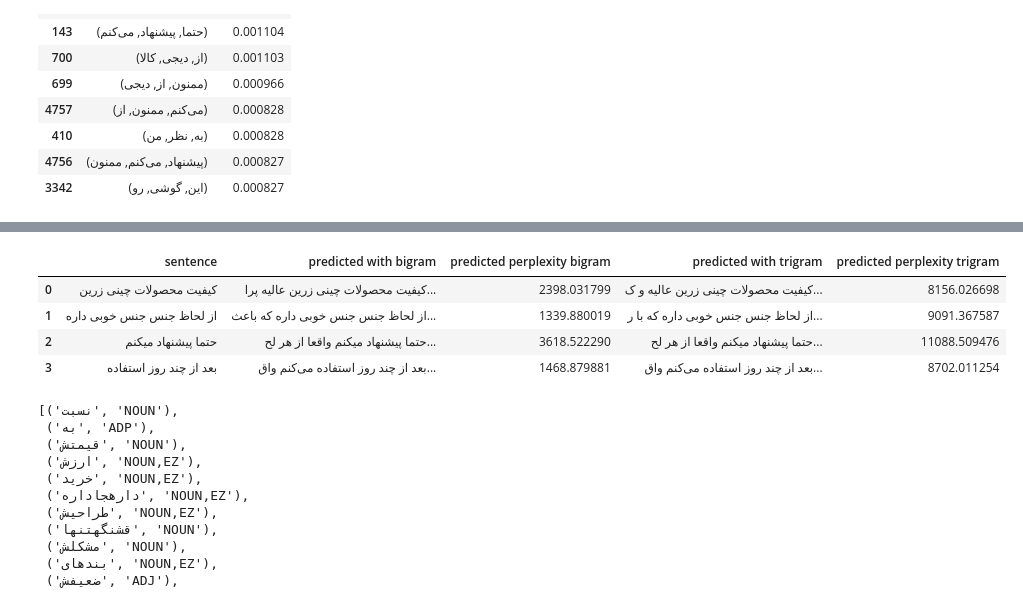
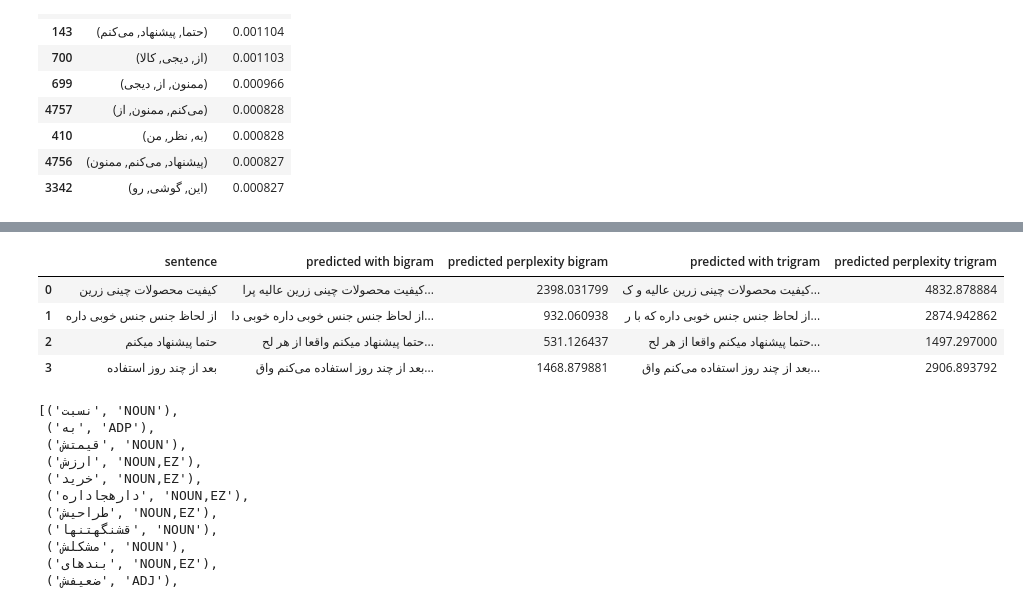
Before and after one commit to pouriaSameti/NLP, a Jupyter notebook: 2-Language model/Language Model.ipynb, the cells around one changed output, grey strips where cells are left out. Saved outputs shown, nothing was run; the diff lists cells and outputs as text; code cells hidden in the pictures.

Commit message:
Language Model-> change in generate_sentence_bigram() and generate_sentence_trigram().

```diff
--- a/2-Language model/Language Model.ipynb
+++ b/2-Language model/Language Model.ipynb
@@ -439,7 +439,10 @@ result_table
 # %%
 import random
 
-def generate_sentence_trigram(first_sentence: str, input_sentence: list, ngram_probability: dict):
+def generate_sentence_trigram(first_sentence: str, input_sentence: list,
+                              trigram_probability: dict,
+                              bigram_probability: dict,
+                              unigram_probability: dict):
 
     sentence_max_len = 12 - len(input_sentence)
     predicted_aprt = []
@@ -448,18 +451,20 @@ def generate_sentence_trigram(first_sentence: str, input_sentence: list, ngram_p
         current_words = input_sentence[-1]
 
         probable_words = {}
-        for tokens in ngram_probability.keys():
+        for tokens in trigram_probability.keys():
             if tokens[0] == current_words[-1] and tokens[1] == current_words[-2] and tokens[2] == current_words[-3]:
-                probable_words[tokens] = ngram_probability[tokens]
+                probable_words[tokens] = 0.7 * trigram_probability[tokens]
 
             if not probable_words:
                 if tokens[0] == current_words[-1] and tokens[1] == current_words[-2]:
-                    probable_words[tokens] = ngram_probability[tokens]
+                    new_token = (tokens[0], tokens[1])
+                    probable_words[tokens] = 0.2 * bigram_probability[new_token]
 
 
             if not probable_words:
                 if tokens[0] == current_words[-1]:
-                    probable_words[tokens] = ngram_probability[tokens]
+                    new_token = tokens[0]
+                    probable_words[tokens] = 0.1 * unigram_probability[new_token]
 
         new_word = random.choices(list(probable_words.keys()), weights=probable_words.values())[0]
         new_word = list(new_word)
@@ -474,7 +479,9 @@ def generate_sentence_trigram(first_sentence: str, input_sentence: list, ngram_p
     return first_sentence, predicted_aprt
 
 
-def generate_sentence_bigram(first_sentence: str, input_sentence: list, ngram_probability: dict):
+def generate_sentence_bigram(first_sentence: str, input_sentence: list,
+                             bigram_probability: dict,
+                             unigram_probability: dict):
 
     sentence_max_len = 12 - len(input_sentence)
     predicted_aprt = []
@@ -483,13 +490,14 @@ def generate_sentence_bigram(first_sentence: str, input_sentence: list, ngram_pr
         current_words = input_sentence[-1]
 
         probable_words = {}
-        for tokens in ngram_probability.keys():
+        for tokens in bigram_probability.keys():
             if tokens[0] == current_words[-1] and tokens[1] == current_words[-2]:
-                probable_words[tokens] = ngram_probability[tokens]
+                probable_words[tokens] = 0.8 * bigram_probability[tokens]
 
             if not probable_words:
                 if tokens[0] == current_words[-1]:
-                    probable_words[tokens] = ngram_probability[tokens]
+                    new_token = tokens[0]
+                    probable_words[tokens] = 0.2 * unigram_probability[new_token]
 
         new_word = random.choices(list(probable_words.keys()), weights=probable_words.values())[0]
         new_word = list(new_word)
@@ -519,45 +527,45 @@ sent2_trigram = get_trigram(normalizer.normalize(sentence2))
 sent3_bigram = get_bigram(normalizer.normalize(sentence3))
 sent3_trigram = get_trigram(normalizer.normalize(sentence3))
 
 sent4_bigram = get_bigram(normalizer.normalize(sentence4))
 sent4_trigram = get_trigram(normalizer.normalize(sentence4))
 
 
-full_sent1_bi, predicted_aprt1_bi = generate_sentence_bigram(sentence1, sent1_bigram, bigram_prob)
-full_sent2_bi, predicted_aprt2_bi = generate_sentence_bigram(sentence2, sent2_bigram, bigram_prob)
-full_sent3_bi, predicted_aprt3_bi = generate_sentence_bigram(sentence3, sent3_bigram, bigram_prob)
-full_sent4_bi, predicted_aprt4_bi = generate_sentence_bigram(sentence4, sent4_bigram, bigram_prob)
+full_sent1_bi, predicted_aprt1_bi = generate_sentence_bigram(sentence1, sent1_bigram, bigram_prob, unigram_prob)
+full_sent2_bi, predicted_aprt2_bi = generate_sentence_bigram(sentence2, sent2_bigram, bigram_prob, unigram_prob)
+full_sent3_bi, predicted_aprt3_bi = generate_sentence_bigram(sentence3, sent3_bigram, bigram_prob, unigram_prob)
+full_sent4_bi, predicted_aprt4_bi = generate_sentence_bigram(sentence4, sent4_bigram, bigram_prob, unigram_prob)
 
 full_sent1_bi_perplexity = get_perplexity(get_bigram(full_sent1_bi), bigram_prob)
 full_sent2_bi_perplexity = get_perplexity(get_bigram(full_sent2_bi), bigram_prob)
 full_sent3_bi_perplexity = get_perplexity(get_bigram(full_sent3_bi), bigram_prob)
 full_sent4_bi_perplexity = get_perplexity(get_bigram(full_sent4_bi), bigram_prob)
 
-full_sent1_tri, predicted_aprt1_tri = generate_sentence_trigram(sentence1, sent1_trigram, trigram_prob)
-full_sent2_tri, predicted_aprt2_tri = generate_sentence_trigram(sentence2, sent2_trigram, trigram_prob)
-full_sent3_tri, predicted_aprt3_tri = generate_sentence_trigram(sentence3, sent3_trigram, trigram_prob)
-full_sent4_tri, predicted_aprt4_tri = generate_sentence_trigram(sentence4, sent4_trigram, trigram_prob)
+full_sent1_tri, predicted_aprt1_tri = generate_sentence_trigram(sentence1, sent1_trigram, trigram_prob, bigram_prob, unigram_prob)
+full_sent2_tri, predicted_aprt2_tri = generate_sentence_trigram(sentence2, sent2_trigram, trigram_prob, bigram_prob, unigram_prob)
+full_sent3_tri, predicted_aprt3_tri = generate_sentence_trigram(sentence3, sent3_trigram, trigram_prob, bigram_prob, unigram_prob)
+full_sent4_tri, predicted_aprt4_tri = generate_sentence_trigram(sentence4, sent4_trigram, trigram_prob, bigram_prob, unigram_prob)
 
 full_sent1_tri_perplexity = get_perplexity(get_trigram(full_sent1_tri), trigram_prob)
 full_sent2_tri_perplexity = get_perplexity(get_trigram(full_sent2_tri), trigram_prob)
 full_sent3_tri_perplexity = get_perplexity(get_trigram(full_sent3_tri), trigram_prob)
 full_sent4_tri_perplexity = get_perplexity(get_trigram(full_sent4_tri), trigram_prob)
 
 
 
 predicted_sentence_res = pd.DataFrame({'sentence': [sentence1, sentence2, sentence3, sentence4],
                                        'predicted with bigram':[full_sent1_bi, full_sent2_bi, full_sent3_bi, full_sent4_bi],
                                        'predicted perplexity bigram': [full_sent1_bi_perplexity, full_sent2_bi_perplexity, full_sent3_bi_perplexity, full_sent4_bi_perplexity],
                                        'predicted with trigram': [full_sent1_tri, full_sent2_tri, full_sent3_tri, full_sent4_tri],
                                        'predicted perplexity trigram': [full_sent1_tri_perplexity, full_sent2_tri_perplexity, full_sent3_tri_perplexity, full_sent4_tri_perplexity]})
 
 predicted_sentence_res
 # %% [output]
 |  | sentence | predicted with bigram | predicted perplexity bigram | predicted with trigram | predicted perplexity trigram |
-| 0 | کیفیت محصولات چینی زرین | کیفیت محصولات چینی زرین عالیه پرا... | 2398.031799 | کیفیت محصولات چینی زرین عالیه و ک... | 8156.026698 |
-| 1 | از لحاظ جنس جنس خوبی داره | از لحاظ جنس جنس خوبی داره که باعث... | 1339.880019 | از لحاظ جنس جنس خوبی داره که با ر... | 9091.367587 |
-| 2 | حتما پیشنهاد میکنم | حتما پیشنهاد میکنم واقعا از هر لح... | 3618.522290 | حتما پیشنهاد میکنم واقعا از هر لح... | 11088.509476 |
-| 3 | بعد از چند روز استفاده | بعد از چند روز استفاده می‌کنم واق... | 1468.879881 | بعد از چند روز استفاده می‌کنم واق... | 8702.011254 |
+| 0 | کیفیت محصولات چینی زرین | کیفیت محصولات چینی زرین عالیه پرا... | 2398.031799 | کیفیت محصولات چینی زرین عالیه و ک... | 4832.878884 |
+| 1 | از لحاظ جنس جنس خوبی داره | از لحاظ جنس جنس خوبی داره خوبی دا... | 932.060938 | از لحاظ جنس جنس خوبی داره که با ر... | 2874.942862 |
+| 2 | حتما پیشنهاد میکنم | حتما پیشنهاد میکنم واقعا از هر لح... | 531.126437 | حتما پیشنهاد میکنم واقعا از هر لح... | 1497.297000 |
+| 3 | بعد از چند روز استفاده | بعد از چند روز استفاده می‌کنم واق... | 1468.879881 | بعد از چند روز استفاده می‌کنم واق... | 2906.893792 |
 # %%
 # Pos Tagging
 from hazm import POSTagger
```
Also changed, not shown: parts of 1 cell of this notebook.
